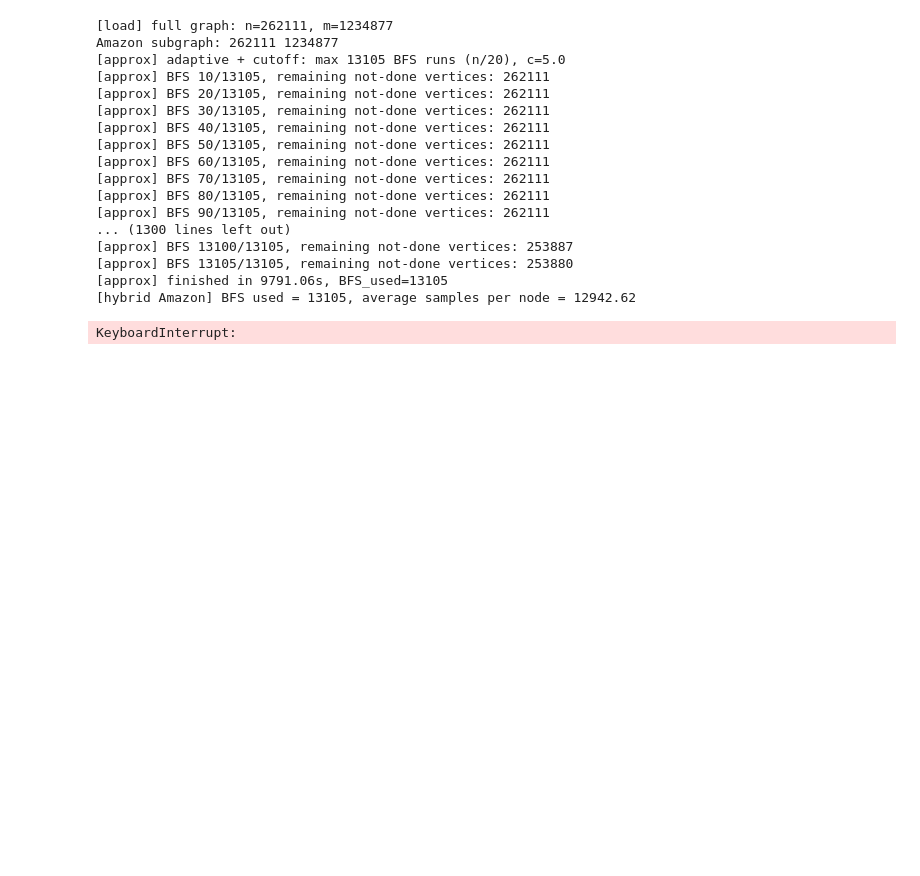
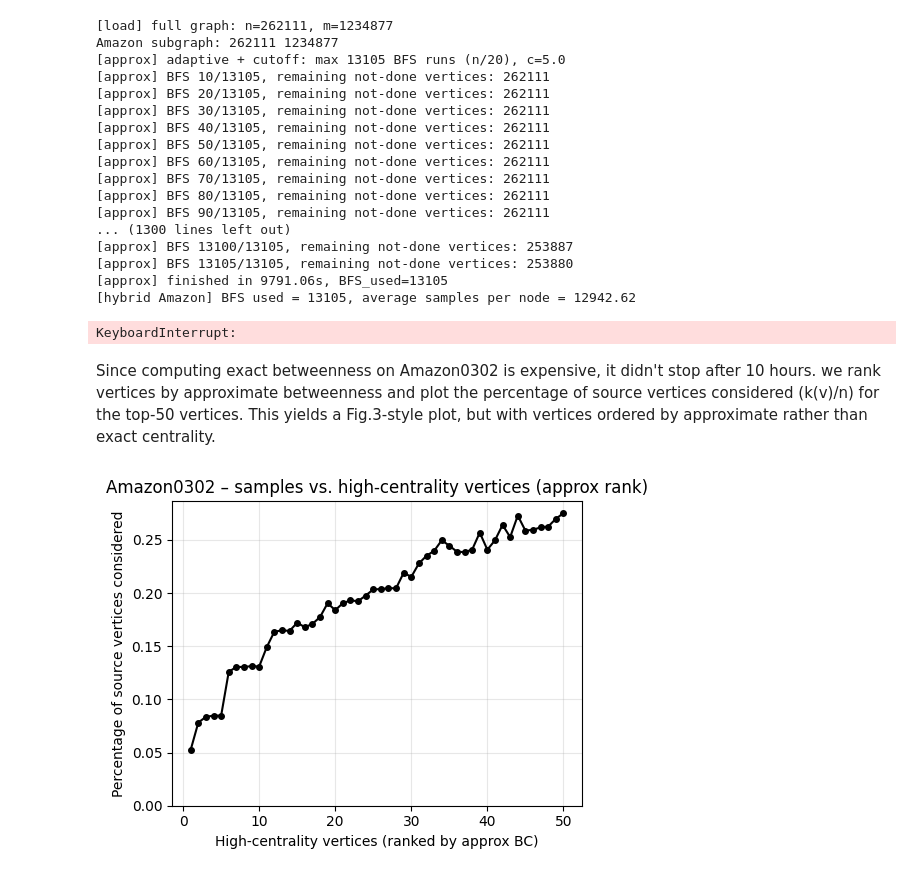
Before and after one commit to UL-masters/SNACS-course-project, a Jupyter notebook: notebooks/approx_bc.ipynb, the cells around one changed output. Saved outputs shown, nothing was run; the diff lists cells and outputs as text; code cells hidden in the pictures; blank space fills up the shorter version.

Commit message:
plots the percentage of BFS/SSSP computations required for approximating the centrality for amazon dataset

```diff
--- a/notebooks/approx_bc.ipynb
+++ b/notebooks/approx_bc.ipynb
@@ -393,3 +393,53 @@ Amazon subgraph: 262111 1234877
 [approx] finished in 9791.06s, BFS_used=13105
 [hybrid Amazon] BFS used = 13105, average samples per node = 12942.62
 KeyboardInterrupt:
+# %% [markdown]
+Since computing exact betweenness on Amazon0302 is expensive, it didn't stop after 10 hours.
+we rank vertices by approximate betweenness and plot the percentage of
+source vertices considered (k(v)/n) for the top-50 vertices.
+This yields a Fig.3-style plot, but with vertices ordered by approximate rather than exact centrality.
+# %%
+import numpy as np
+import matplotlib.pyplot as plt
+
+def plot_samples_vs_high_centrality(approx_bc, k_used, n, K=30, title="Amazon0302 (approx rank)"):
+    """
+    approx_bc: dict {node: approx betweenness}
+    k_used:    dict {node: number of samples (SSSPs) that contributed}
+    n:         total number of vertices
+    K:         how many top vertices to show on x-axis
+    """
+    # 1. rank based on approximate BC
+    nodes_sorted = sorted(approx_bc.keys(), key=lambda v: approx_bc[v], reverse=True)
+
+    # 2. take top K "high-centrality vertices"
+    top_nodes = nodes_sorted[:K]
+
+    # 3. for each vertex, compute "percentage of source vertices considered" = k(v) / n * 100%
+    mean_percent = np.array([100.0 * k_used[v] / n for v in top_nodes])
+
+    # 4. plot (Fig.3 style, but without error bars from multiple runs)
+    x = np.arange(1, len(top_nodes) + 1)
+
+    plt.figure(figsize=(5, 4))
+    plt.plot(x, mean_percent, "ko-", markersize=4)
+    plt.xlabel("High-centrality vertices (ranked by approx BC)")
+    plt.ylabel("Percentage of source vertices considered")
+    plt.title(title)
+    plt.ylim(bottom=0)
+    plt.grid(alpha=0.3)
+    plt.tight_layout()
+    plt.show()
+
+
+# Call: plot for the Amazon results you just ran
+n_amz = G_amz.number_of_nodes()
+plot_samples_vs_high_centrality(
+    approx_bc=approx_amz,
+    k_used=k_used_amz,
+    n=n_amz,
+    K=50,
+    title="Amazon0302 – samples vs. high-centrality vertices (approx rank)"
+)
+# %% [output]
+[figure, added]
```
